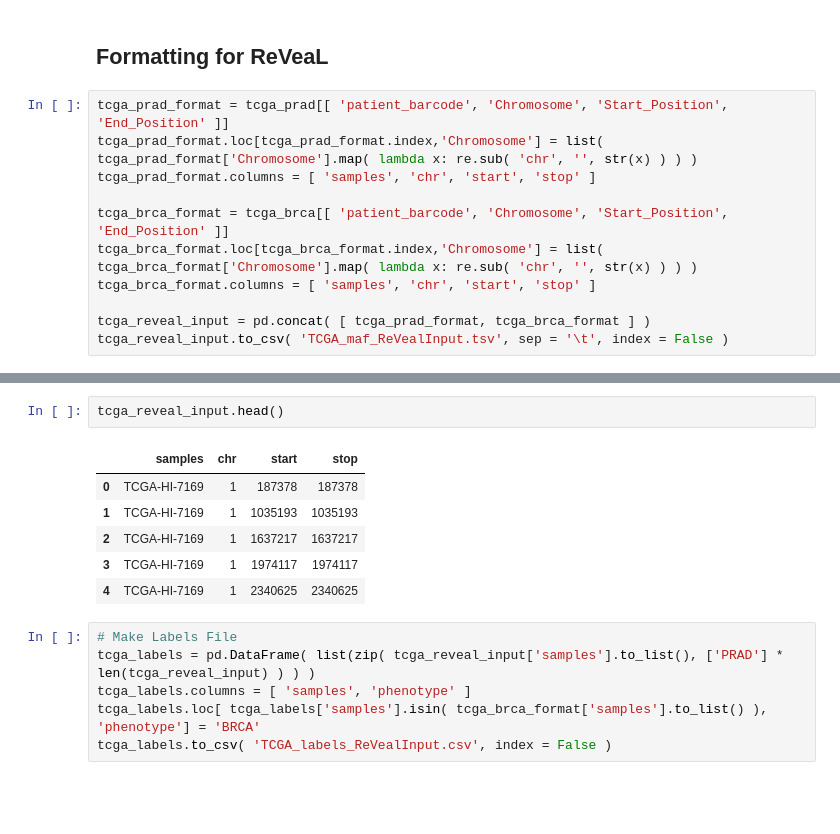
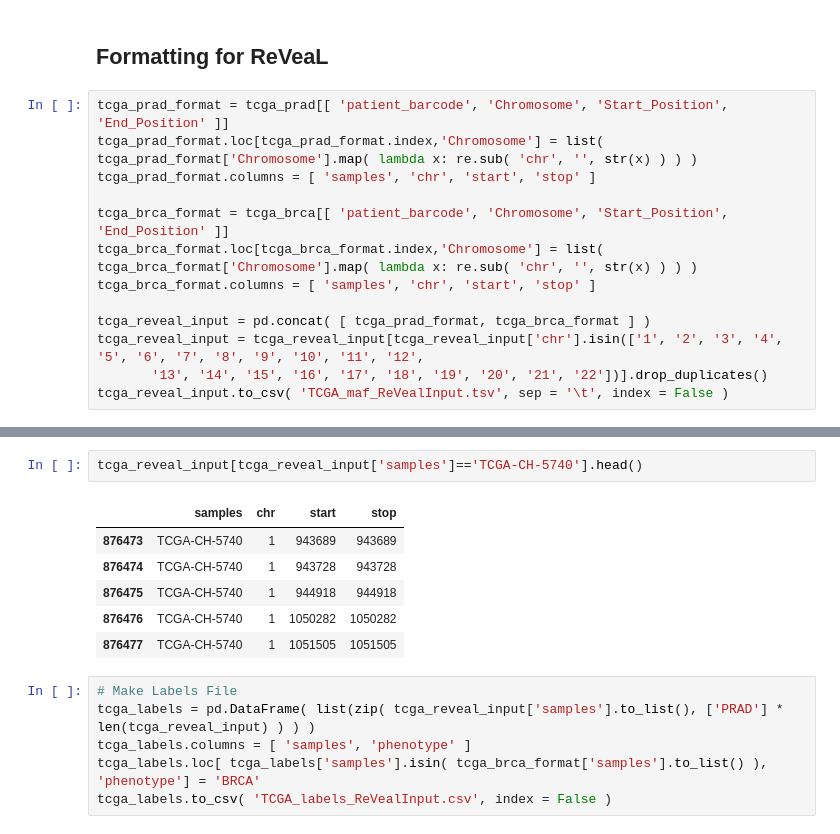
Before and after one commit to ComputationalGenomics/Reveal, a Jupyter notebook: tutorial/ReVeaL-ai-4-cancer-mechanism.ipynb, the cells around one changed output, grey strips where cells are left out. Saved outputs shown, nothing was run; the diff lists cells and outputs as text; blank space fills up the shorter version.

```diff
--- a/tutorial/ReVeaL-ai-4-cancer-mechanism.ipynb
+++ b/tutorial/ReVeaL-ai-4-cancer-mechanism.ipynb
@@ -33,4 +33,6 @@ tcga_brca_format.loc[tcga_brca_format.index,'Chromosome'] = list( tcga_brca_form
 tcga_brca_format.columns = [ 'samples', 'chr', 'start', 'stop' ]
 
 tcga_reveal_input = pd.concat( [ tcga_prad_format, tcga_brca_format ] )
+tcga_reveal_input = tcga_reveal_input[tcga_reveal_input['chr'].isin(['1', '2', '3', '4', '5', '6', '7', '8', '9', '10', '11', '12',
+       '13', '14', '15', '16', '17', '18', '19', '20', '21', '22'])].drop_duplicates()
 tcga_reveal_input.to_csv( 'TCGA_maf_ReVealInput.tsv', sep = '\t', index = False )
@@ -37,12 +50,12 @@ tcga_reveal_input.to_csv( 'TCGA_maf_ReVealInput.tsv', sep = '\t', index = False
 # %%
-tcga_reveal_input.head()
+tcga_reveal_input[tcga_reveal_input['samples']=='TCGA-CH-5740'].head()
 # %% [output]
 |  | samples | chr | start | stop |
-| 0 | TCGA-HI-7169 | 1 | 187378 | 187378 |
-| 1 | TCGA-HI-7169 | 1 | 1035193 | 1035193 |
-| 2 | TCGA-HI-7169 | 1 | 1637217 | 1637217 |
-| 3 | TCGA-HI-7169 | 1 | 1974117 | 1974117 |
-| 4 | TCGA-HI-7169 | 1 | 2340625 | 2340625 |
+| 876473 | TCGA-CH-5740 | 1 | 943689 | 943689 |
+| 876474 | TCGA-CH-5740 | 1 | 943728 | 943728 |
+| 876475 | TCGA-CH-5740 | 1 | 944918 | 944918 |
+| 876476 | TCGA-CH-5740 | 1 | 1050282 | 1050282 |
+| 876477 | TCGA-CH-5740 | 1 | 1051505 | 1051505 |
 # %%
 # Make Labels File
 tcga_labels = pd.DataFrame( list(zip( tcga_reveal_input['samples'].to_list(), ['PRAD'] * len(tcga_reveal_input) ) ) )
```
Also changed, not shown: parts of 9 cells of this notebook.
